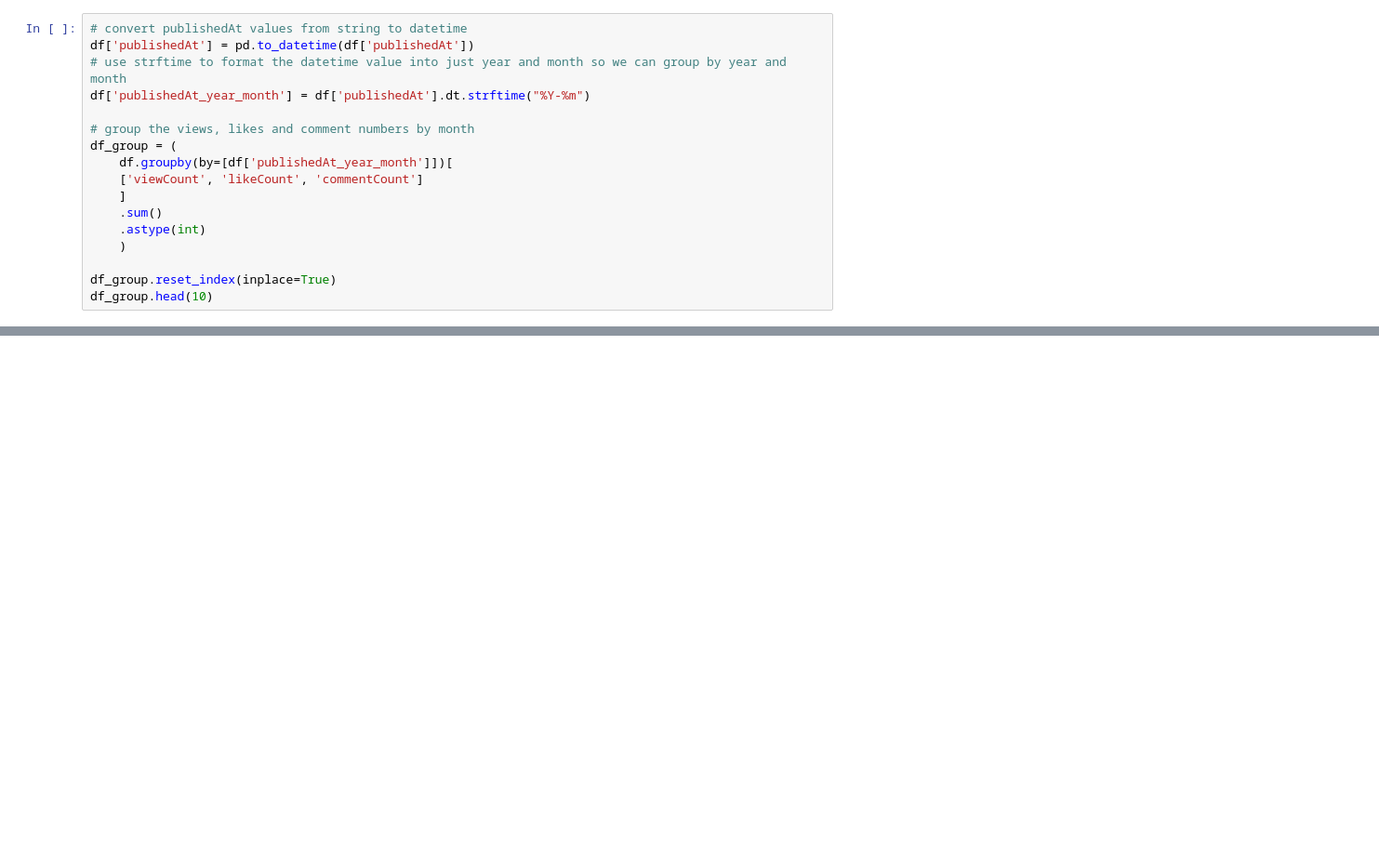
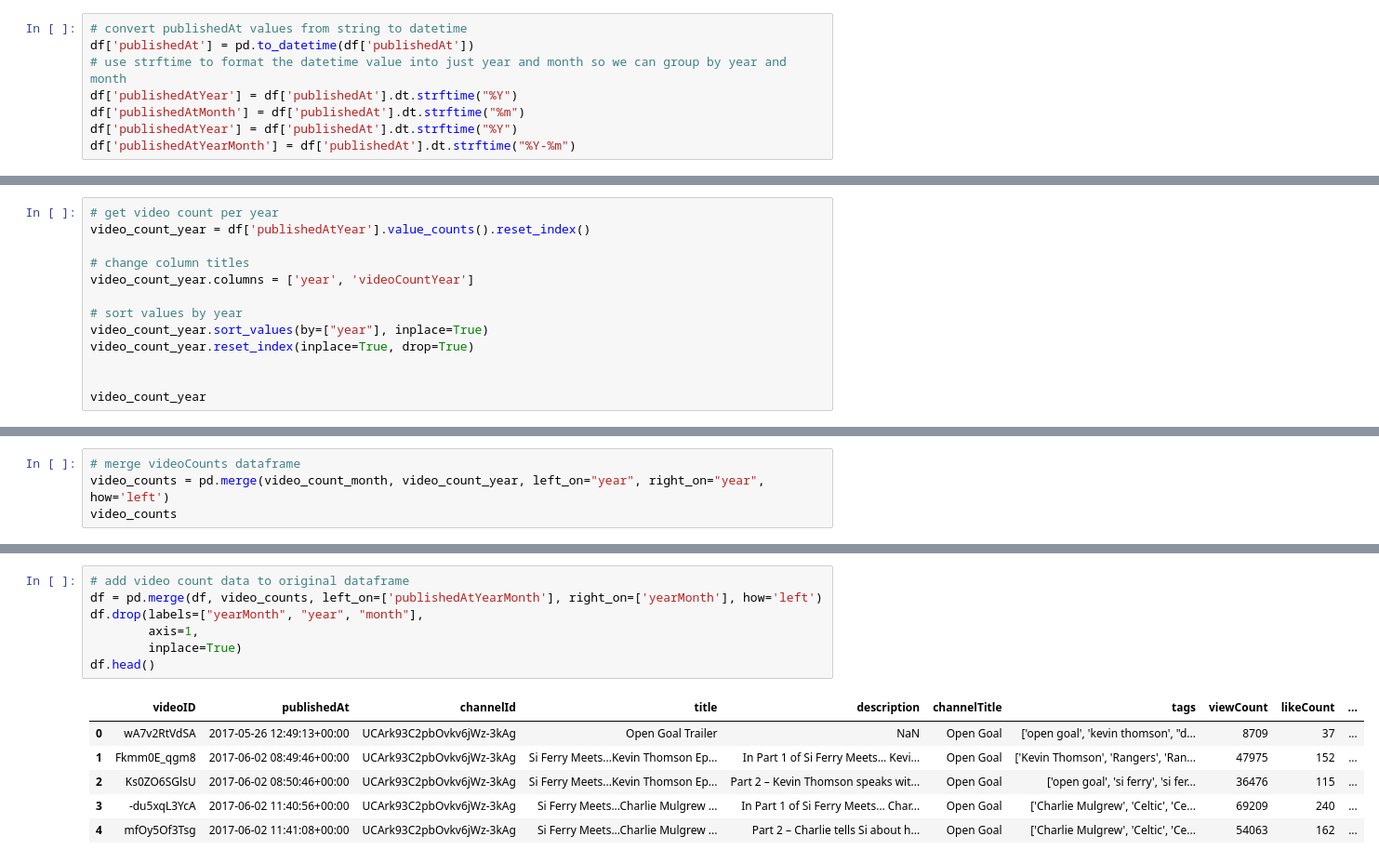
Before and after one commit to JonR45/OpenGoal, a Jupyter notebook: notebooks/5_0_visualise.ipynb, the cells around one changed output, grey strips where cells are left out. Shown at 93% size. Cells and saved outputs as stored; diff of their text form; blank space fills up the shorter version.

Commit message:
created videoCount columns
feature engineered video count per month and year

```diff
--- a/notebooks/5_0_visualise.ipynb
+++ b/notebooks/5_0_visualise.ipynb
@@ -24,16 +53,7 @@ df.head(2)
 # convert publishedAt values from string to datetime
 df['publishedAt'] = pd.to_datetime(df['publishedAt'])
 # use strftime to format the datetime value into just year and month so we can group by year and month
-df['publishedAt_year_month'] = df['publishedAt'].dt.strftime("%Y-%m")
-
-# group the views, likes and comment numbers by month
-df_group = (
-    df.groupby(by=[df['publishedAt_year_month']])[
-    ['viewCount', 'likeCount', 'commentCount']
-    ]
-    .sum()
-    .astype(int)
-    )
-
-df_group.reset_index(inplace=True)
-df_group.head(10)
+df['publishedAtYear'] = df['publishedAt'].dt.strftime("%Y")
+df['publishedAtMonth'] = df['publishedAt'].dt.strftime("%m")
+df['publishedAtYear'] = df['publishedAt'].dt.strftime("%Y")
+df['publishedAtYearMonth'] = df['publishedAt'].dt.strftime("%Y-%m")
@@ -99,0 +97,13 @@ fig.show()
+# %%
+# get video count per year
+video_count_year = df['publishedAtYear'].value_counts().reset_index()
+
+# change column titles
+video_count_year.columns = ['year', 'videoCountYear']
+
+# sort values by year
+video_count_year.sort_values(by=["year"], inplace=True)
+video_count_year.reset_index(inplace=True, drop=True)
+
+
+video_count_year
@@ -99,0 +119,4 @@ fig.show()
+# %%
+# merge videoCounts dataframe
+video_counts = pd.merge(video_count_month, video_count_year, left_on="year", right_on="year", how='left')
+video_counts
@@ -99,0 +137,14 @@ fig.show()
+# %%
+# add video count data to original dataframe
+df = pd.merge(df, video_counts, left_on=['publishedAtYearMonth'], right_on=['yearMonth'], how='left')
+df.drop(labels=["yearMonth", "year", "month"],
+        axis=1,
+        inplace=True)
+df.head()
+# %% [output]
+|  | videoID | publishedAt | channelId | title | description | channelTitle | tags | viewCount | likeCount | ... |
+| 0 | wA7v2RtVdSA | 2017-05-26 12:49:13+00:00 | UCArk93C2pbOvkv6jWz-3kAg | Open Goal Trailer | NaN | Open Goal | ['open goal', 'kevin thomson', "d... | 8709 | 37 | ... |
+| 1 | Fkmm0E_qgm8 | 2017-06-02 08:49:46+00:00 | UCArk93C2pbOvkv6jWz-3kAg | Si Ferry Meets...Kevin Thomson Ep... | In Part 1 of Si Ferry Meets… Kevi... | Open Goal | ['Kevin Thomson', 'Rangers', 'Ran... | 47975 | 152 | ... |
+| 2 | Ks0ZO6SGlsU | 2017-06-02 08:50:46+00:00 | UCArk93C2pbOvkv6jWz-3kAg | Si Ferry Meets...Kevin Thomson Ep... | Part 2 – Kevin Thomson speaks wit... | Open Goal | ['open goal', 'si ferry', 'si fer... | 36476 | 115 | ... |
+| 3 | -du5xqL3YcA | 2017-06-02 11:40:56+00:00 | UCArk93C2pbOvkv6jWz-3kAg | Si Ferry Meets...Charlie Mulgrew ... | In Part 1 of Si Ferry Meets… Char... | Open Goal | ['Charlie Mulgrew', 'Celtic', 'Ce... | 69209 | 240 | ... |
+| 4 | mfOy5Of3Tsg | 2017-06-02 11:41:08+00:00 | UCArk93C2pbOvkv6jWz-3kAg | Si Ferry Meets...Charlie Mulgrew ... | Part 2 – Charlie tells Si about h... | Open Goal | ['Charlie Mulgrew', 'Celtic', 'Ce... | 54063 | 162 | ... |
```
Also changed, not shown: parts of 14 cells of this notebook, 2 other files.
